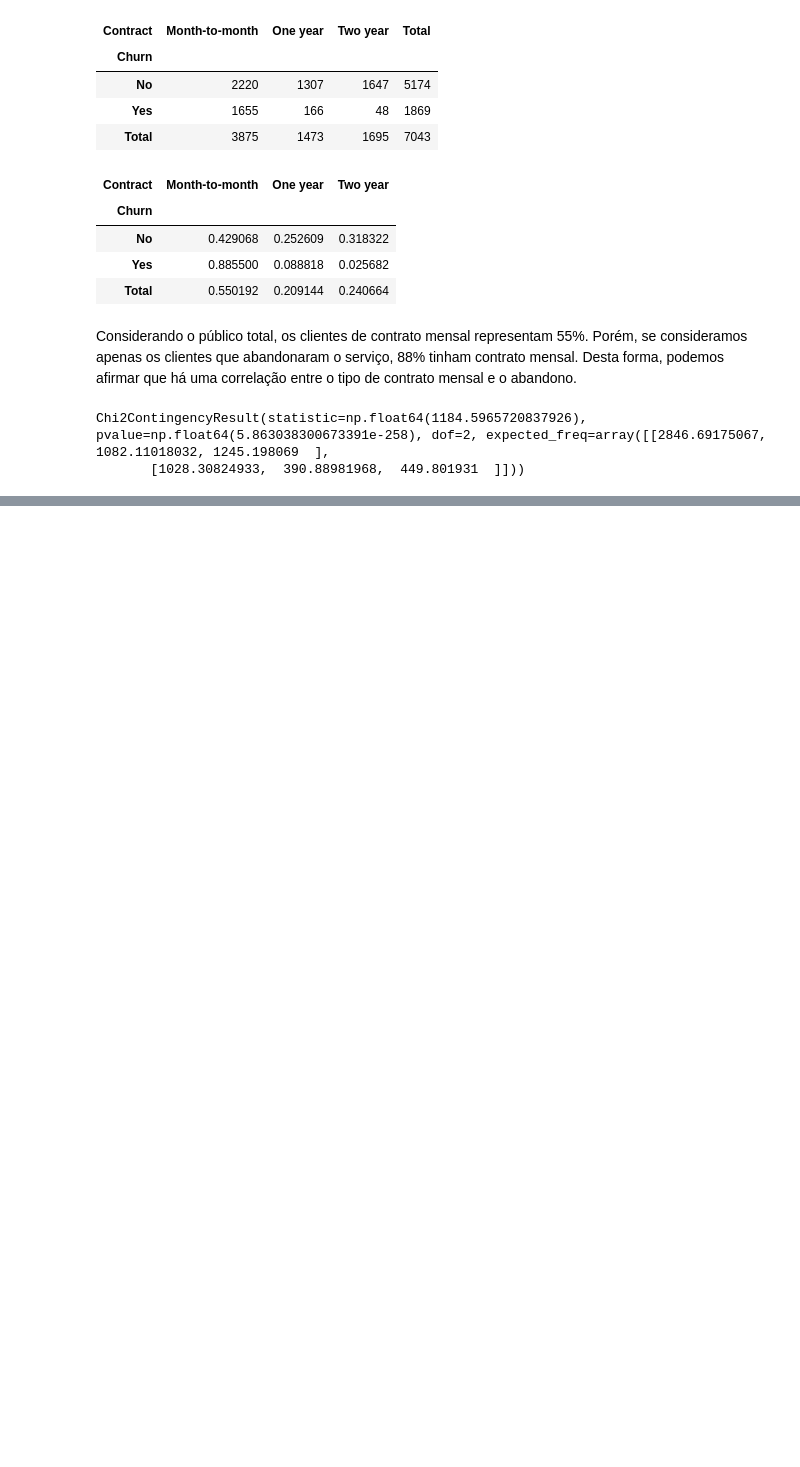
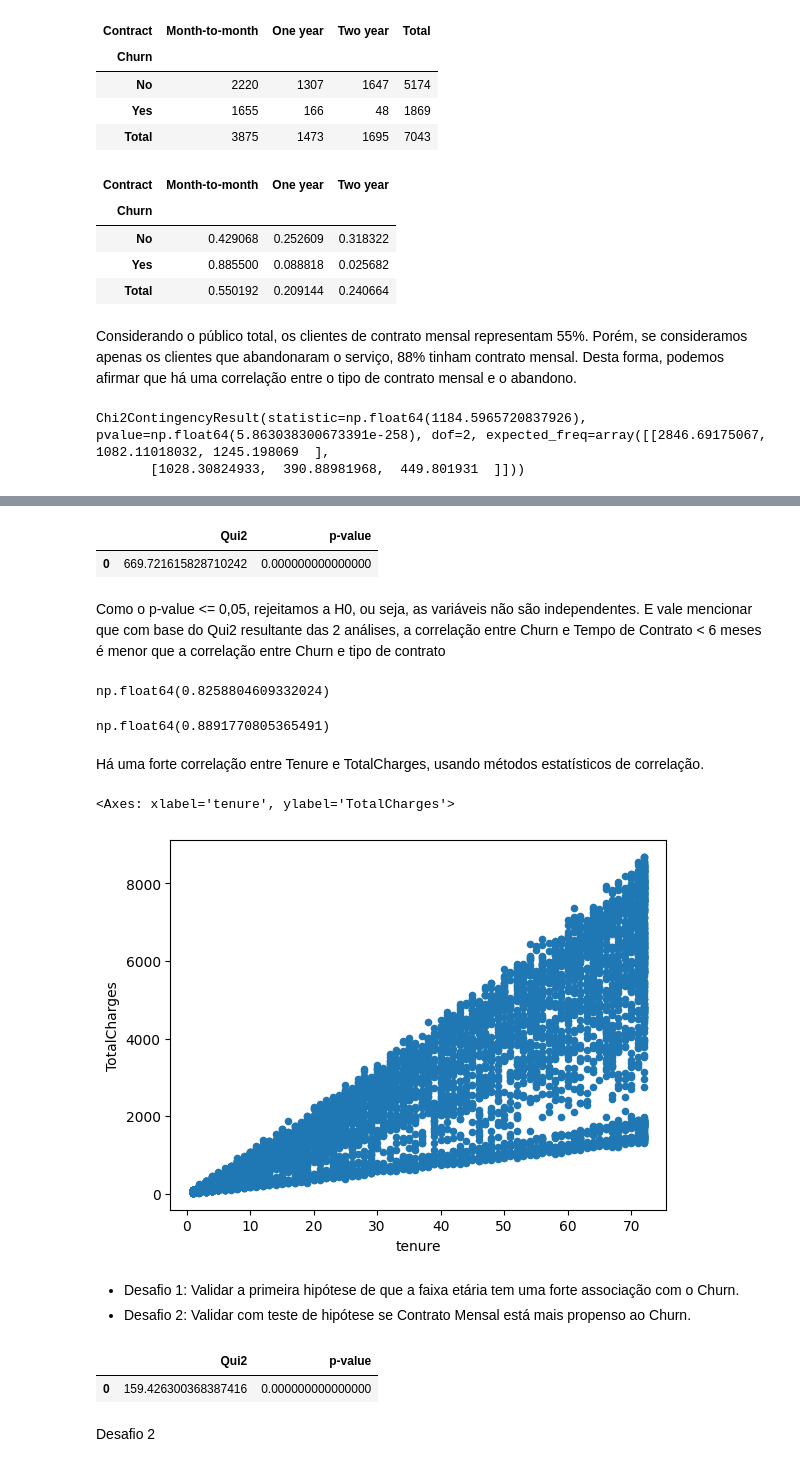
Before and after one commit to Kemuel-Batista/ignite-ai-development-exploratory-data-analysis, a Jupyter notebook: eda-churn.ipynb, the cells around one changed output, grey strips where cells are left out. Saved outputs shown, nothing was run; the diff lists cells and outputs as text; code cells hidden in the pictures; blank space fills up the shorter version.

```diff
--- a/eda-churn.ipynb
+++ b/eda-churn.ipynb
@@ -864,0 +880,3 @@ df_chi_scores_churn_contract = pd.DataFrame({'Qui2': scores_churn_contract, 'p-v
+# %%
+# Criar coluna nova
+df_churn['TempoMenor6Meses'] = np.where(df_churn.tenure<6, 'Yes', 'No')
@@ -864,0 +905,37 @@ df_chi_scores_churn_contract = pd.DataFrame({'Qui2': scores_churn_contract, 'p-v
+# %%
+# Analisar os resultados
+df_chi_scores_churn_tenure
+# %% [output]
+|  | Qui2 | p-value |
+| 0 | 669.721615828710242 | 0.000000000000000 |
+# %% [markdown]
+Como o p-value <= 0,05, rejeitamos a H0, ou seja, as variáveis não são independentes. E vale mencionar que com base do Qui2 resultante das 2 análises, a correlação entre Churn e Tempo de Contrato < 6 meses é menor que a correlação entre Churn e tipo de contrato
+# %%
+# Correlação entre 2 variáveis númericas
+# Tenure (Tempo de contrato)
+# TotalCharges (total pago por esse cliente durante o contrato)
+# Parece intuitivo, que quanto maior o tempo de contrato (tenure) maior o TotalCharges
+
+# Correlação entre 2 variáveis númericas - Pearson
+df_churn.tenure.corr(df_churn.TotalCharges)
+# %% [output]
+np.float64(0.8258804609332024)
+# %%
+# Correlação entre 2 variáveis númericas - Spearman
+df_churn.tenure.corr(df_churn.TotalCharges, method='spearman')
+# %% [output]
+np.float64(0.8891770805365491)
+# %% [markdown]
+Há uma forte correlação entre Tenure e TotalCharges, usando métodos estatísticos de correlação.
+# %%
+# Apresentar plot Scatter entre Tenure e TotalCharges
+# Gráfico de Dispersão
+# x == valores inteiros
+# y == valores continuos
+df_churn.plot.scatter(x='tenure', y='TotalCharges')
+# %% [output]
+<Axes: xlabel='tenure', ylabel='TotalCharges'>
+[figure, added]
+# %% [markdown]
+- Desafio 1: Validar a primeira hipótese de que a faixa etária tem uma forte associação com o Churn.
+- Desafio 2: Validar com teste de hipótese se Contrato Mensal está mais propenso ao Churn.
@@ -864,0 +956,7 @@ df_chi_scores_churn_contract = pd.DataFrame({'Qui2': scores_churn_contract, 'p-v
+# %%
+df_chi_scores_churn_above65years
+# %% [output]
+|  | Qui2 | p-value |
+| 0 | 159.426300368387416 | 0.000000000000000 |
+# %% [markdown]
+Desafio 2
```
Also changed, not shown: parts of 15 cells of this notebook.
